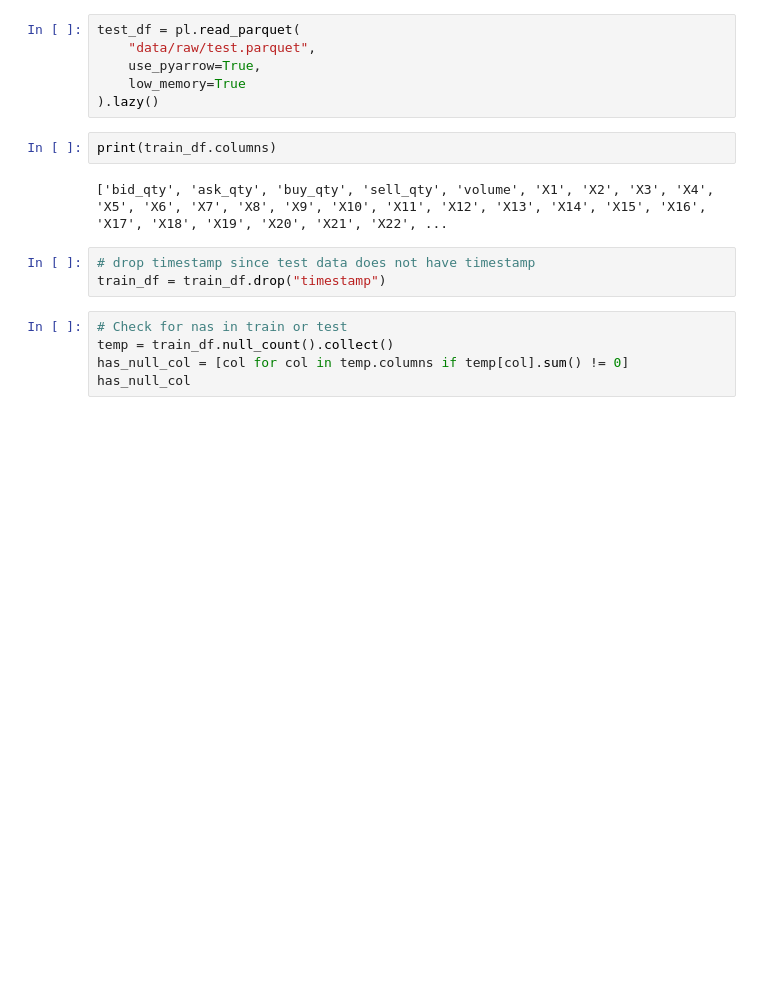
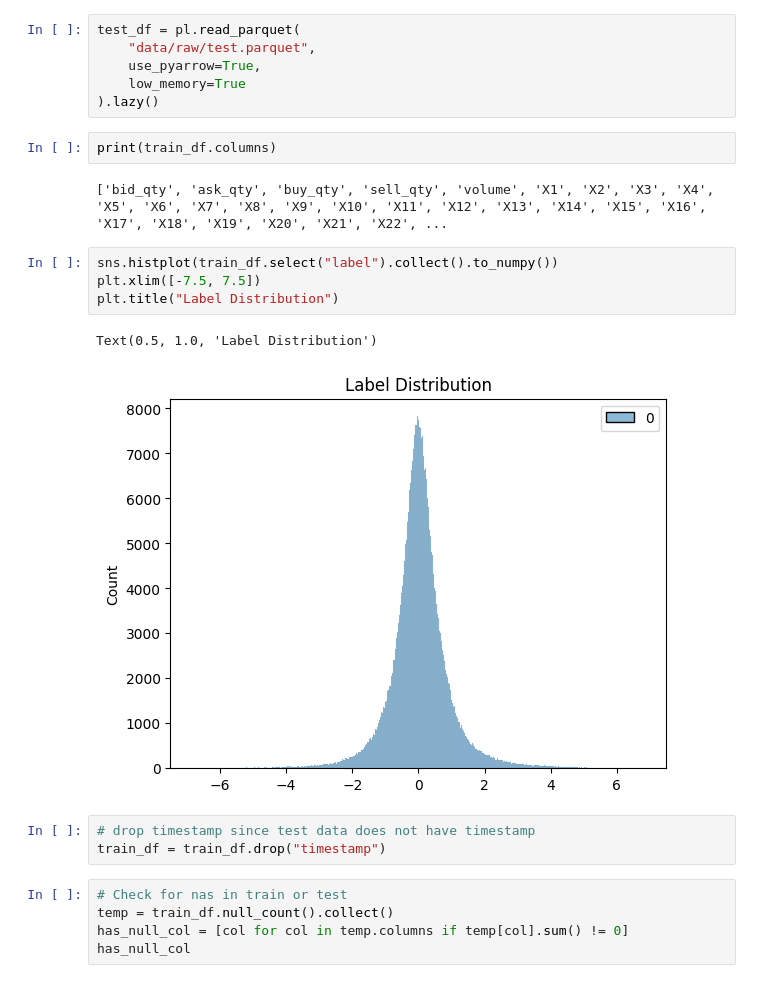
Before and after one commit to justpqa/drw-crypto-market-prediction, a Jupyter notebook: eda.ipynb, the cells around one changed output. Drawn from its saved outputs; the diff is of its cells as text; blank space fills up the shorter version.

```diff
--- a/eda.ipynb
+++ b/eda.ipynb
@@ -24,6 +28,13 @@ test_df = pl.read_parquet(
 print(train_df.columns)
 # %% [output]
 ['bid_qty', 'ask_qty', 'buy_qty', 'sell_qty', 'volume', 'X1', 'X2', 'X3', 'X4', 'X5', 'X6', 'X7', 'X8', 'X9', 'X10', 'X11', 'X12', 'X13', 'X14', 'X15', 'X16', 'X17', 'X18', 'X19', 'X20', 'X21', 'X22', ...
+# %%
+sns.histplot(train_df.select("label").collect().to_numpy())
+plt.xlim([-7.5, 7.5])
+plt.title("Label Distribution")
+# %% [output]
+Text(0.5, 1.0, 'Label Distribution')
+[figure, added]
 # %%
 # drop timestamp since test data does not have timestamp
 train_df = train_df.drop("timestamp")
```
Also changed, not shown: parts of 11 cells of this notebook, 3 other files.
